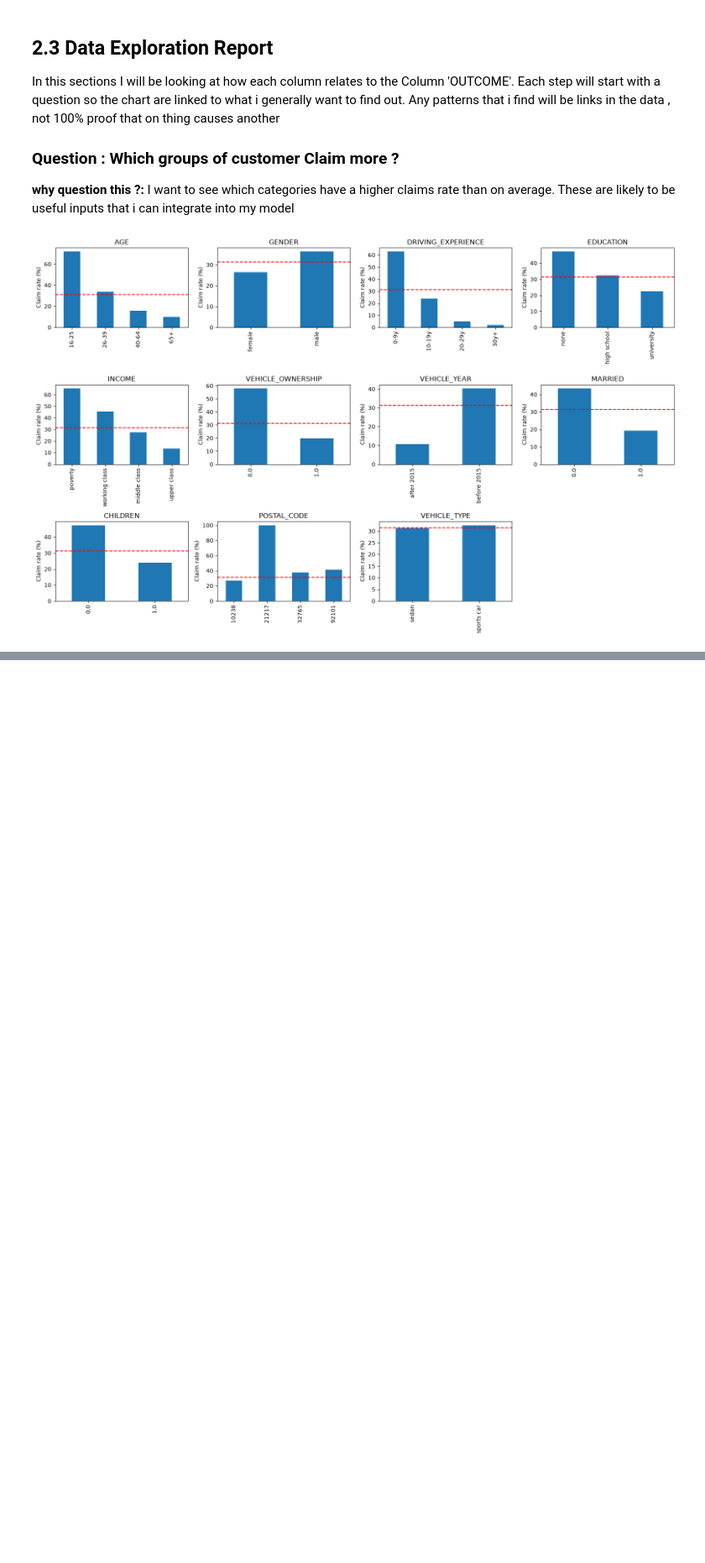
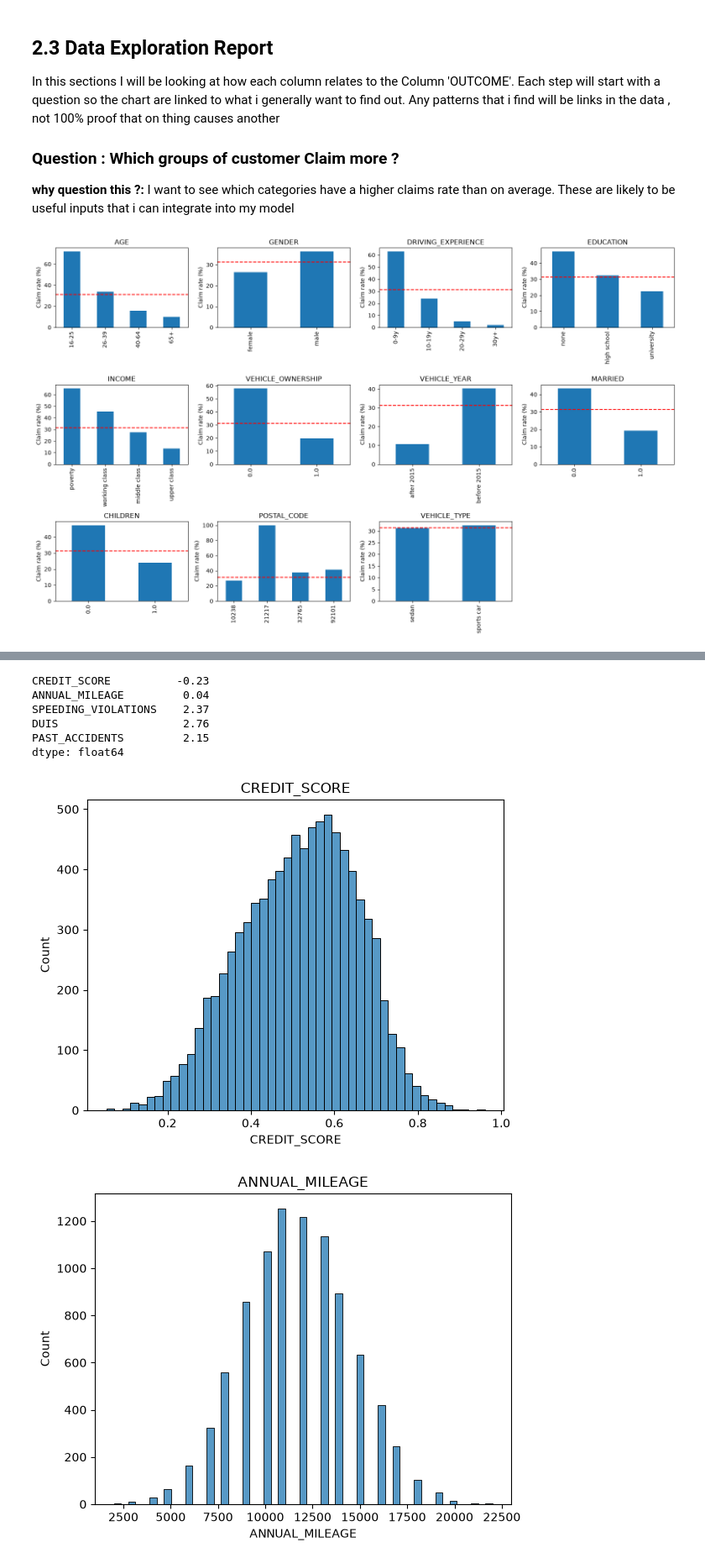
Before and after one commit to EronBaftjari/CA2_DataAnalytics, a Jupyter notebook: notebooks/T00270078_Baftjari_CA2_Notebook.ipynb, the cells around one changed output, grey strips where cells are left out. Shown at 84% size. Cells and saved outputs as stored; diff of their text form; code cells hidden in the pictures; blank space fills up the shorter version.

```diff
--- a/notebooks/T00270078_Baftjari_CA2_Notebook.ipynb
+++ b/notebooks/T00270078_Baftjari_CA2_Notebook.ipynb
@@ -316,0 +359,15 @@ plt.show()
+# %%
+# The 5 columns that will hold numbers
+number_columns = ["CREDIT_SCORE", "ANNUAL_MILEAGE", "SPEEDING_VIOLATIONS", "DUIS", "PAST_ACCIDENTS"]
+
+display(df[number_columns].describe().round(2))
+
+# Skew for each column (0 = even, above 1 = lopsided)
+display(df[number_columns].skew().round(2))
+
+
+for column in number_columns:
+    sns.histplot(df[column])
+    plt.title(column)
+    plt.show()
+# %% [output]
@@ -316,0 +383,8 @@ plt.show()
+CREDIT_SCORE          -0.23
+ANNUAL_MILEAGE         0.04
+SPEEDING_VIOLATIONS    2.37
+DUIS                   2.76
+PAST_ACCIDENTS         2.15
+dtype: float64
+[figure, added]
+[figure, added]
```
Also changed, not shown: parts of 11 cells of this notebook, 2 other files.
